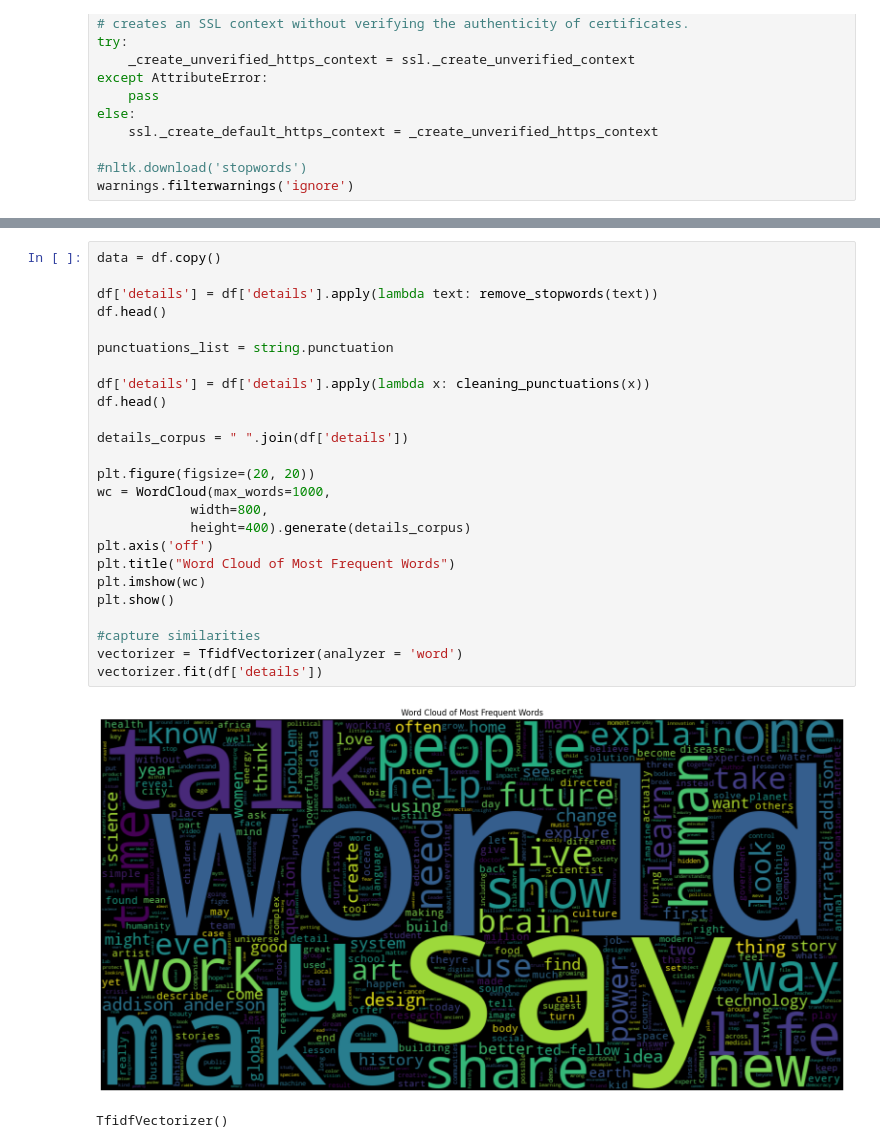
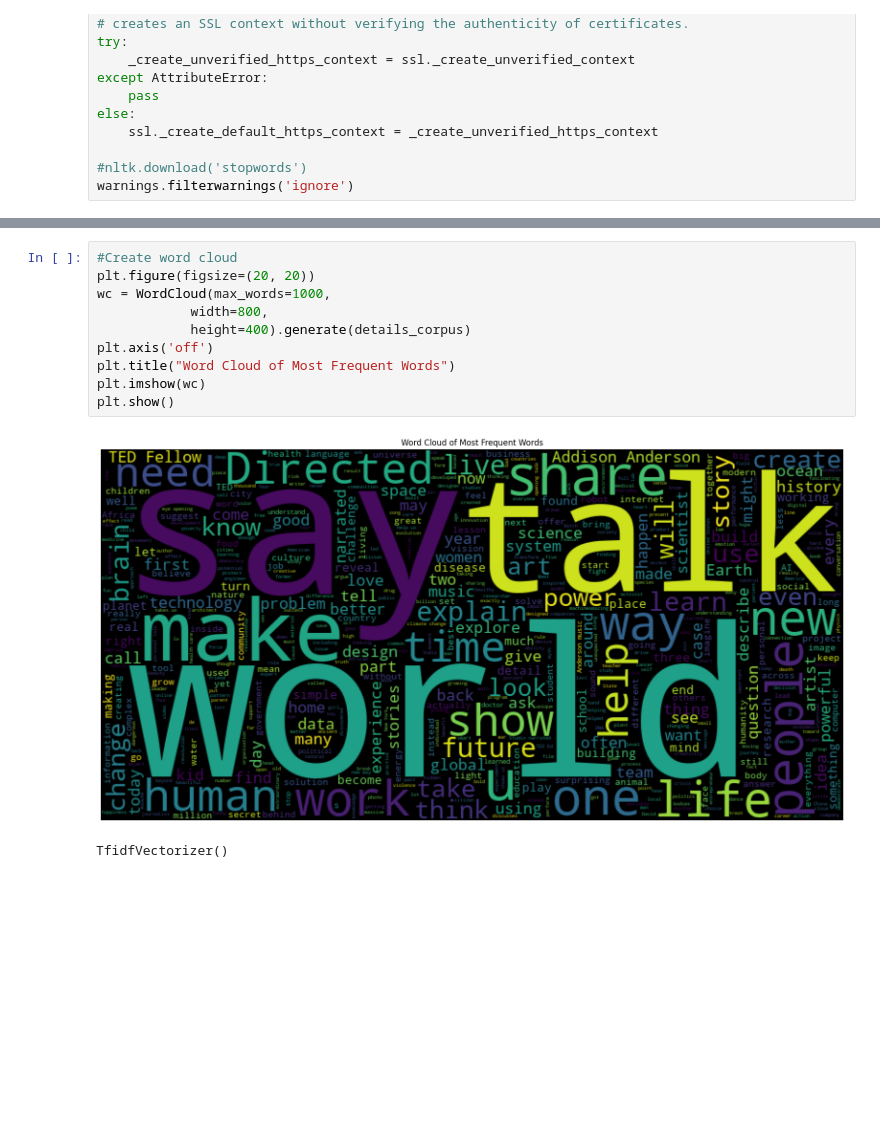
Before and after one commit to sofieutoft/Recommender_System_TedTalks, a Jupyter notebook: new_project.ipynb, the cells around one changed output, grey strips where cells are left out. Cells and saved outputs as stored; diff of their text form; blank space fills up the shorter version.

```diff
--- a/new_project.ipynb
+++ b/new_project.ipynb
@@ -134,30 +134,15 @@ df.head()
 | 3 | Ethan Lisi | What it's really like to have aut... | What it's really like to have autism |
 | 4 | Daniel Finkel | Can you solve the sea monster rid... | Can you solve the sea monster rid... |
 # %%
-data = df.copy()
-
-df['details'] = df['details'].apply(lambda text: remove_stopwords(text))
-df.head()
-
-punctuations_list = string.punctuation
-
-df['details'] = df['details'].apply(lambda x: cleaning_punctuations(x))
-df.head()
-
-details_corpus = " ".join(df['details'])
-
+#Create word cloud
 plt.figure(figsize=(20, 20))
 wc = WordCloud(max_words=1000,
 			width=800,
 			height=400).generate(details_corpus)
 plt.axis('off')
 plt.title("Word Cloud of Most Frequent Words")
 plt.imshow(wc)
 plt.show()
-
-#capture similarities
-vectorizer = TfidfVectorizer(analyzer = 'word')
-vectorizer.fit(df['details'])
 # %% [output]
-[figure, old version]
+[figure, new version]
 TfidfVectorizer()
```
Also changed, not shown: parts of 5 cells of this notebook.
